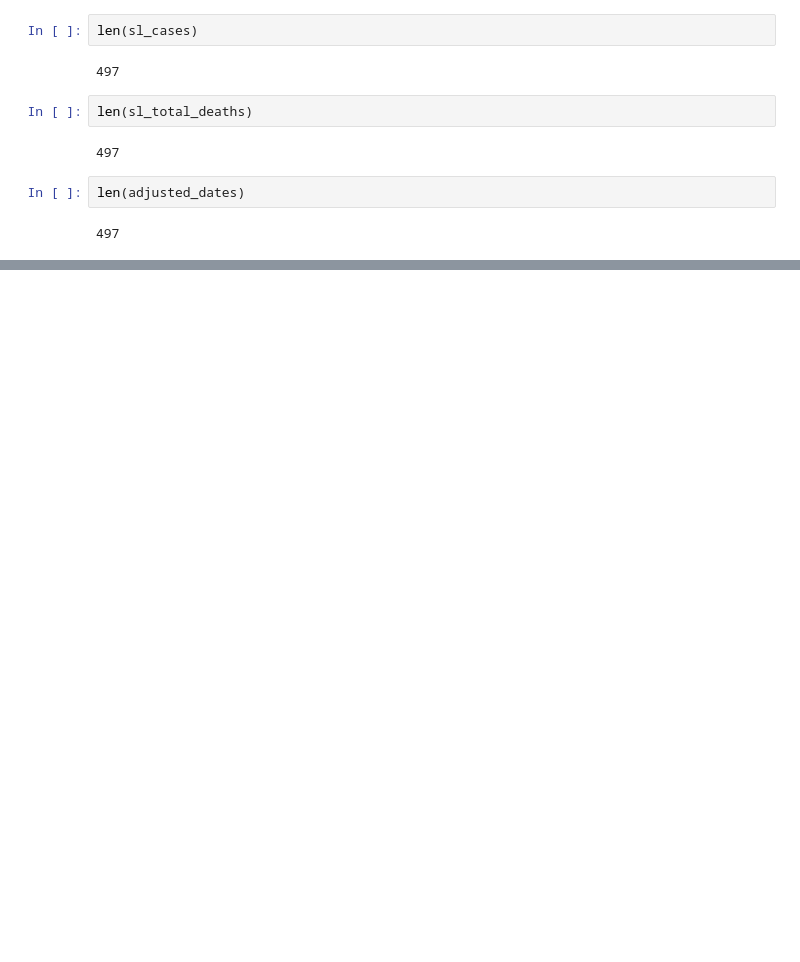
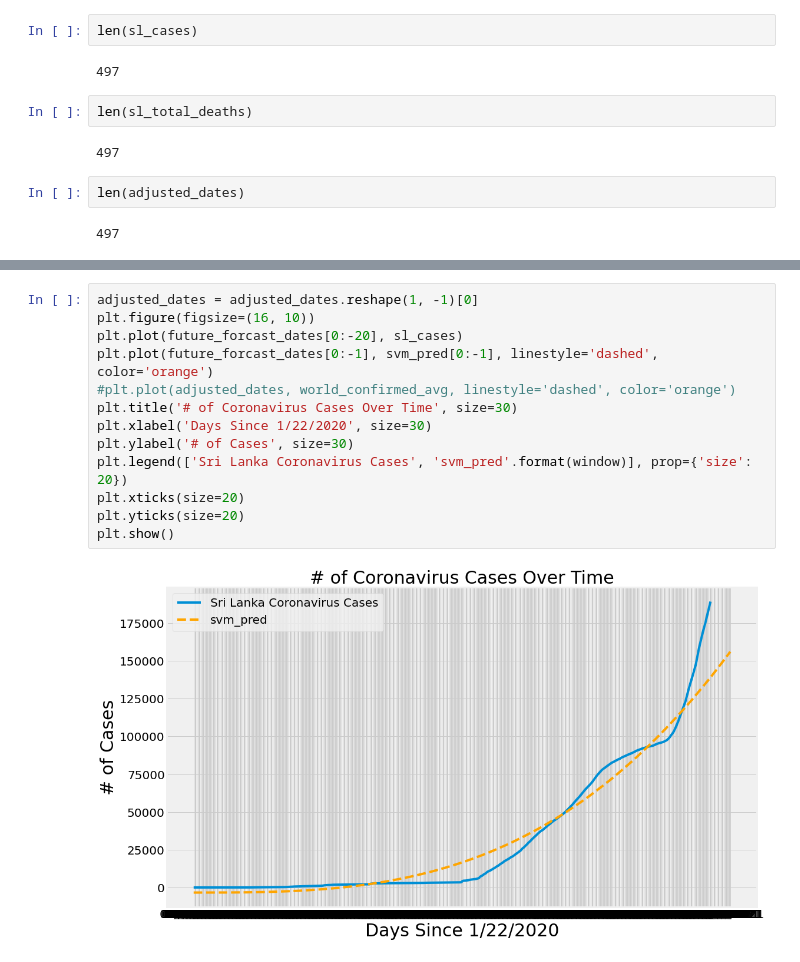
Before and after one commit to nilupulmanodya/covid-19-dashboard-for-SL, a Jupyter notebook: notebooks/Pipeline for Time Series anlysis.ipynb, the cells around one changed output, grey strips where cells are left out. Cells and saved outputs as stored; diff of their text form; blank space fills up the shorter version.

```diff
--- a/notebooks/Pipeline for Time Series anlysis.ipynb
+++ b/notebooks/Pipeline for Time Series anlysis.ipynb
@@ -273,0 +406,15 @@ future_forcast_dates
+# %%
+adjusted_dates = adjusted_dates.reshape(1, -1)[0]
+plt.figure(figsize=(16, 10))
+plt.plot(future_forcast_dates[0:-20], sl_cases)
+plt.plot(future_forcast_dates[0:-1], svm_pred[0:-1], linestyle='dashed', color='orange')
+#plt.plot(adjusted_dates, world_confirmed_avg, linestyle='dashed', color='orange')
+plt.title('# of Coronavirus Cases Over Time', size=30)
+plt.xlabel('Days Since 1/22/2020', size=30)
+plt.ylabel('# of Cases', size=30)
+plt.legend(['Sri Lanka Coronavirus Cases', 'svm_pred'.format(window)], prop={'size': 20})
+plt.xticks(size=20)
+plt.yticks(size=20)
+plt.show()
+# %% [output]
+[figure, added]
```
Also changed, not shown: parts of 28 cells of this notebook, 1 other file.
